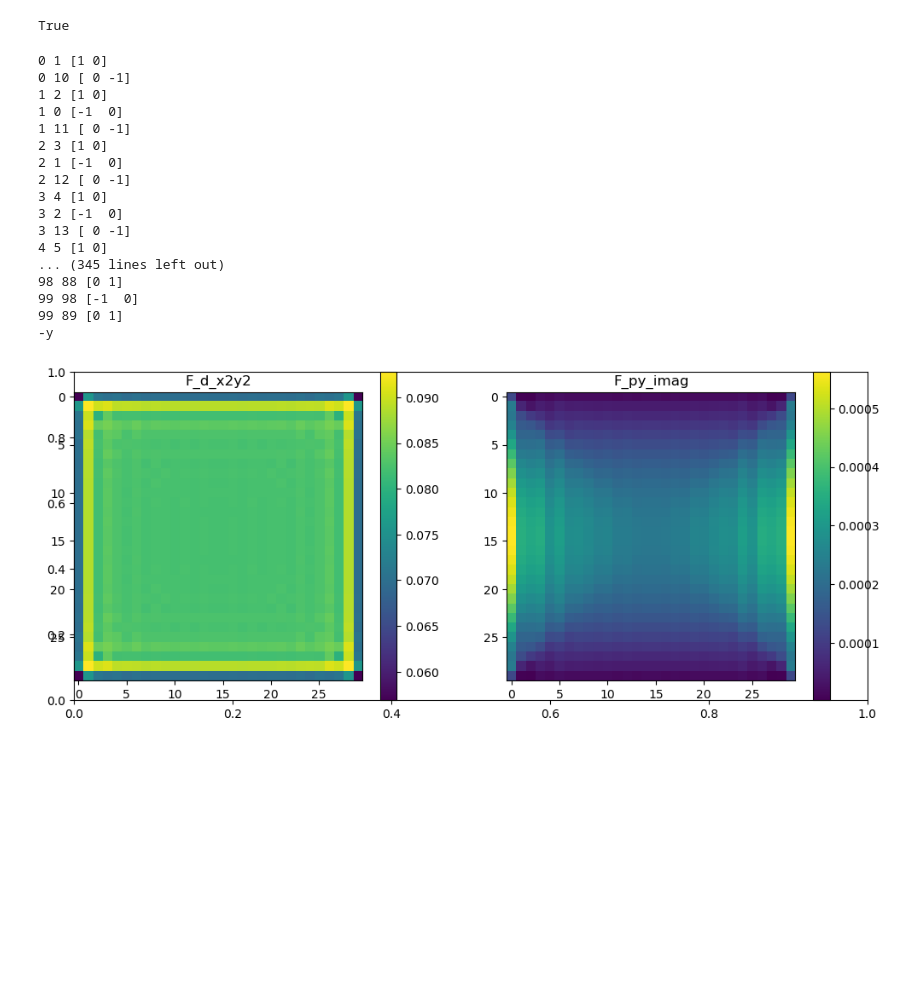
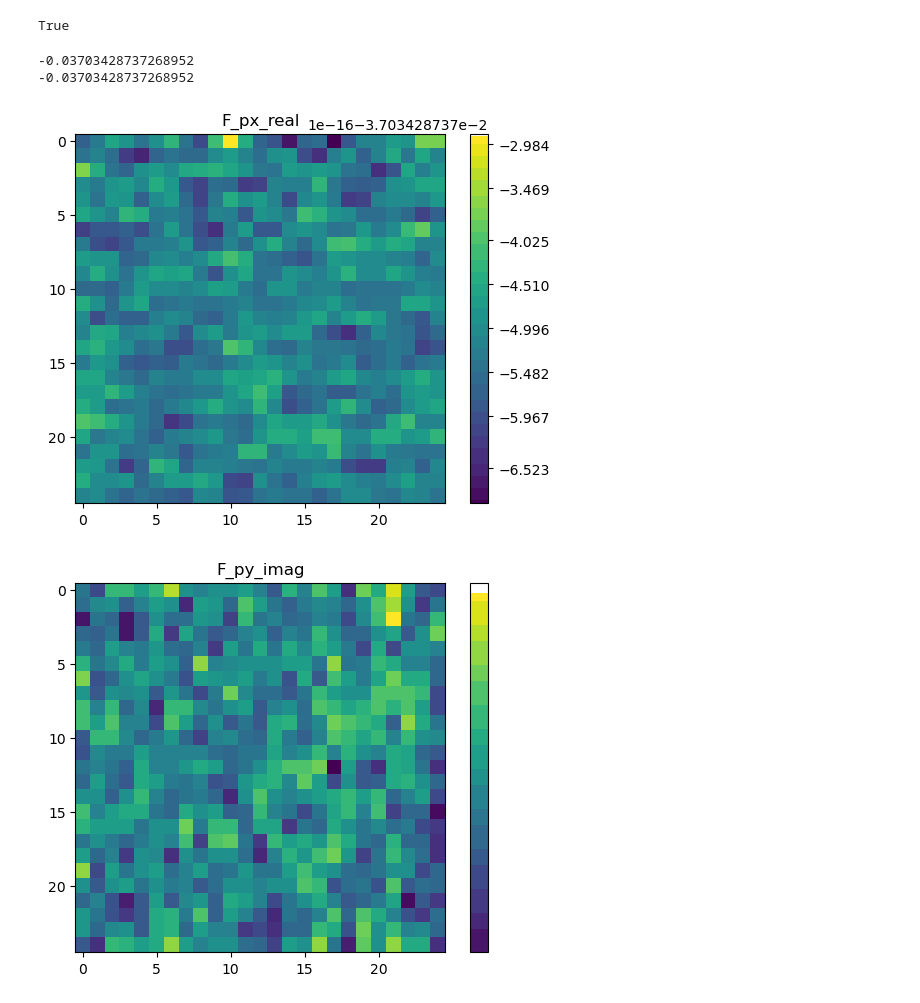
Before and after one commit to emilssp/master-thesis-codebase, a Jupyter notebook: notebooks/self_consistency.ipynb, the cells around one changed output. Saved outputs shown, nothing was run; the diff lists cells and outputs as text; code cells hidden in the pictures; blank space fills up the shorter version.

```diff
--- a/notebooks/self_consistency.ipynb
+++ b/notebooks/self_consistency.ipynb
@@ -160,9 +160,7 @@ def correlators(H, T):
     return F0, F, Fuu, Fdd
 # %%
 def arr_converged(new, old, atol, rtol):
-    return (
-        cp.all(
-            cp.max(cp.abs(new - old)) < atol + rtol * cp.max(cp.abs(new))
-        )
-    )
+    abs = cp.linalg.norm(new - old) < atol
+    rel = cp.linalg.norm((new-old)/(new+1e-12)) < rtol or cp.linalg.norm(new) < 1e-12
+    return abs and rel
 # %%
@@ -365,74 +401,45 @@ Converged after 19 iterations.
 print(cp.allclose(H.matrix, H.matrix.conj().T, rtol=1e-4, atol=1e-4))
 # %% [output]
 True
-# %%
-test_lattice = Lattice(10,10)
-for i, j in test_lattice.edges:
-    print(i, j, test_lattice.get_disp(i,j))
-
-print(test_lattice.get_dir(0,10))
-# %% [output]
-0 1 [1 0]
-0 10 [ 0 -1]
-1 2 [1 0]
-1 0 [-1  0]
-1 11 [ 0 -1]
-2 3 [1 0]
-2 1 [-1  0]
-2 12 [ 0 -1]
-3 4 [1 0]
-3 2 [-1  0]
-3 13 [ 0 -1]
-4 5 [1 0]
-... (345 lines left out)
-98 88 [0 1]
-99 98 [-1  0]
-99 89 [0 1]
--y
 # %%
-F_S = cp.zeros(H.lattice.num_sites, dtype=cp.complex128)
-F_T = cp.zeros(H.lattice.num_sites, dtype=cp.complex128)
+F_S = cp.zeros((H.lattice.num_sites, H.lattice.num_sites), dtype=cp.complex128)
+F_T = cp.zeros((H.lattice.num_sites, H.lattice.num_sites), dtype=cp.complex128)
 
 F_xplus = cp.zeros(H.lattice.num_sites, dtype=cp.complex128)
 F_xminus = cp.zeros(H.lattice.num_sites, dtype=cp.complex128)
 F_yplus = cp.zeros(H.lattice.num_sites, dtype=cp.complex128)
 F_yminus = cp.zeros(H.lattice.num_sites, dtype=cp.complex128)
 
 for i,j in H.lattice.edges:
-        F_S[i] += (F[i][j]+F[j][i])/2
-        F_T[i] += (F[i][j]-F[j][i])/2
+        F_S[i][j] = (F[i][j]+F[j][i])/2
+        F_T[i][j] = (F[i][j]-F[j][i])/2
         dir = H.lattice.get_dir(i,j)
         if dir == "+x":
             F_xplus[i] += F[i][j]
-            # F_xminus.append(F[j][i].get())
         elif dir == "-x":
-            F_xminus[i] += F[i][j]
-            # F_xplus.append(F[j][i].get())
+            F_xminus[i] += F[j][i]
         elif dir == "+y":
             F_yplus[i] += F[i][j]
-            # F_yminus.append(F[j][i].get())
         elif dir == "-y":
-            F_yminus[i] += F[i][j]
-            # F_yplus.append(F[j][i].get())
+            F_yminus[i] += F[j][i]
 
-# plt.imshow(np.abs(cp.asnumpy(F)))
-# plt.plot(cp.asnumpy((F0)), label="F0")
-# plt.plot(cp.asnumpy((F_xplus+F_xminus)/4), label="F_s x-bond")
-# plt.imshow(np.abs(cp.asnumpy((F_xplus-F_xminus)/2)).reshape(30,30), label="F_t x-bond")
-# plt.imshow(np.abs(cp.asnumpy((F_yplus-F_yminus)/2)).reshape(30,30), label="F_t y-bond")
-# plt.imshow(np.abs(cp.asnumpy((F_S)).reshape(30,30)), label="F_S")
-plt.subplots(figsize=(12,5))
+plt.figure()
+plt.imshow((np.real(cp.asnumpy((F_xplus+F_xminus)/2).reshape(25,25))), label="F_T_real")
+plt.title("F_px_real")
+plt.colorbar()
+print(np.average((np.real(cp.asnumpy((F_xplus+F_xminus)/2)))))
+plt.figure()
+plt.imshow((np.imag(cp.asnumpy((F_yplus+F_yminus)/2).reshape(25,25))), label="F_T_imag")
+print(np.average((np.imag(cp.asnumpy((F_yplus+F_yminus)/2)))))
 
-plt.subplot(1,2,1)
-plt.imshow(np.abs(np.real(cp.asnumpy((F_xplus+F_xminus-F_yplus-F_yminus)/4).reshape(30,30))), label="F_T_real")
-plt.title("F_d_x2y2")
-plt.colorbar()
-
-plt.subplot(1,2,2)
-plt.imshow(np.abs(np.imag(cp.asnumpy((F_yplus-F_yminus)/2).reshape(30,30))), label="F_T_imag")
 plt.title("F_py_imag")
 plt.colorbar()
 
 plt.show()
+# -0.03712461549460403
+# -0.03712461549460403
 # %% [output]
+-0.03703428737268952
+-0.03703428737268952
-[figure, old version]
+[figure, new version]
+[figure, added]
```
Also changed, not shown: parts of 17 cells of this notebook.
